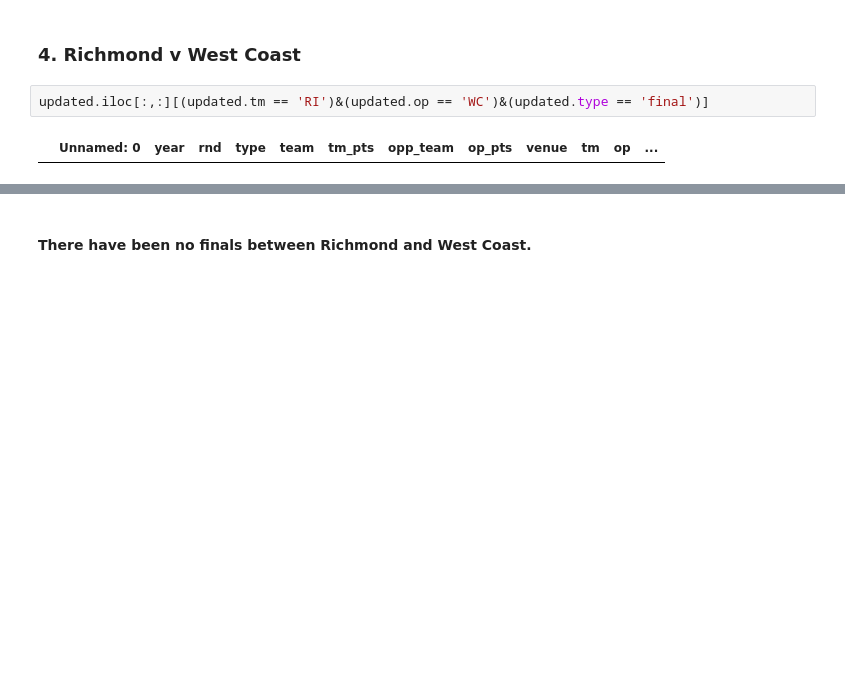
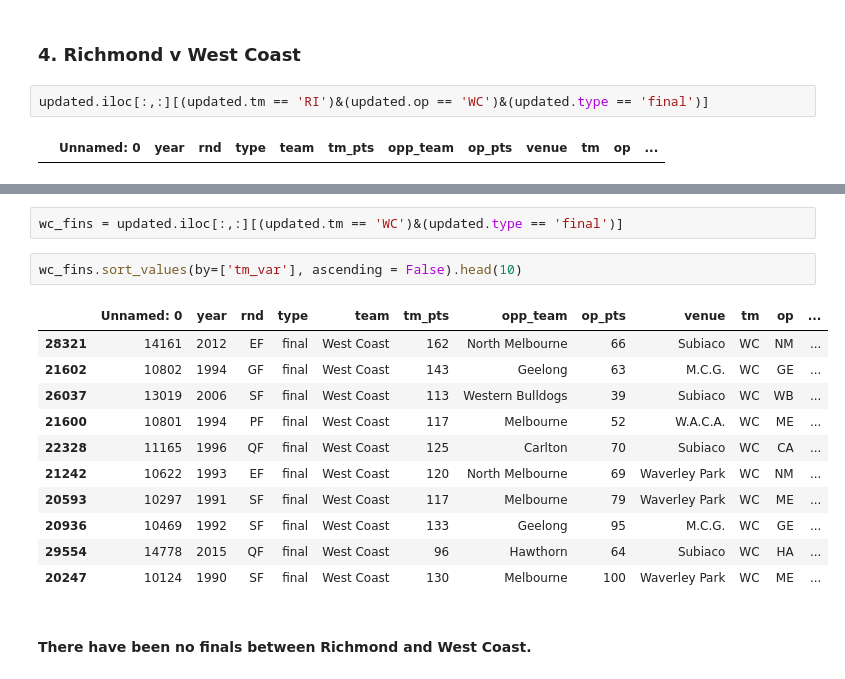
Before and after one commit to stevegabriel1/afl_explore, a Jupyter notebook: afl_gf_potentials_2018.ipynb, the cells around one changed output, grey strips where cells are left out. Saved outputs shown, nothing was run; the diff lists cells and outputs as text; blank space fills up the shorter version.

```diff
--- a/afl_gf_potentials_2018.ipynb
+++ b/afl_gf_potentials_2018.ipynb
@@ -129,2 +184,18 @@ updated.iloc[:,:][(updated.tm == 'RI')&(updated.op == 'WC')&(updated.type == 'fi
+# %%
+wc_fins = updated.iloc[:,:][(updated.tm == 'WC')&(updated.type == 'final')]
+# %%
+wc_fins.sort_values(by=['tm_var'], ascending = False).head(10)
+# %% [output]
+|  | Unnamed: 0 | year | rnd | type | team | tm_pts | opp_team | op_pts | venue | tm | op | ... |
+| 28321 | 14161 | 2012 | EF | final | West Coast | 162 | North Melbourne | 66 | Subiaco | WC | NM | ... |
+| 21602 | 10802 | 1994 | GF | final | West Coast | 143 | Geelong | 63 | M.C.G. | WC | GE | ... |
+| 26037 | 13019 | 2006 | SF | final | West Coast | 113 | Western Bulldogs | 39 | Subiaco | WC | WB | ... |
+| 21600 | 10801 | 1994 | PF | final | West Coast | 117 | Melbourne | 52 | W.A.C.A. | WC | ME | ... |
+| 22328 | 11165 | 1996 | QF | final | West Coast | 125 | Carlton | 70 | Subiaco | WC | CA | ... |
+| 21242 | 10622 | 1993 | EF | final | West Coast | 120 | North Melbourne | 69 | Waverley Park | WC | NM | ... |
+| 20593 | 10297 | 1991 | SF | final | West Coast | 117 | Melbourne | 79 | Waverley Park | WC | ME | ... |
+| 20936 | 10469 | 1992 | SF | final | West Coast | 133 | Geelong | 95 | M.C.G. | WC | GE | ... |
+| 29554 | 14778 | 2015 | QF | final | West Coast | 96 | Hawthorn | 64 | Subiaco | WC | HA | ... |
+| 20247 | 10124 | 1990 | SF | final | West Coast | 130 | Melbourne | 100 | Waverley Park | WC | ME | ... |
 # %% [markdown]
 #### There have been no finals between Richmond and West Coast.
```
Also changed, not shown: parts of 6 cells of this notebook.
